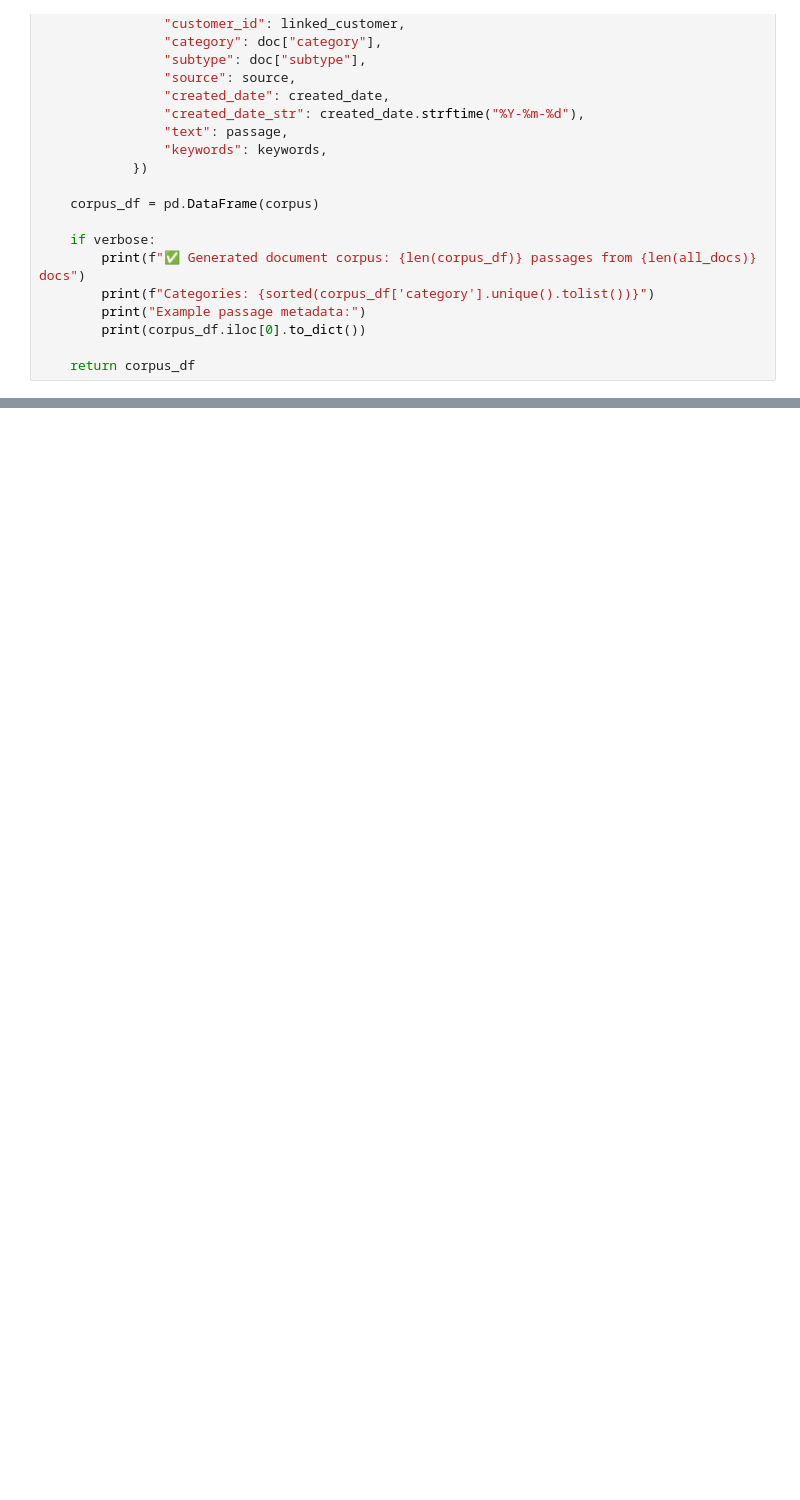
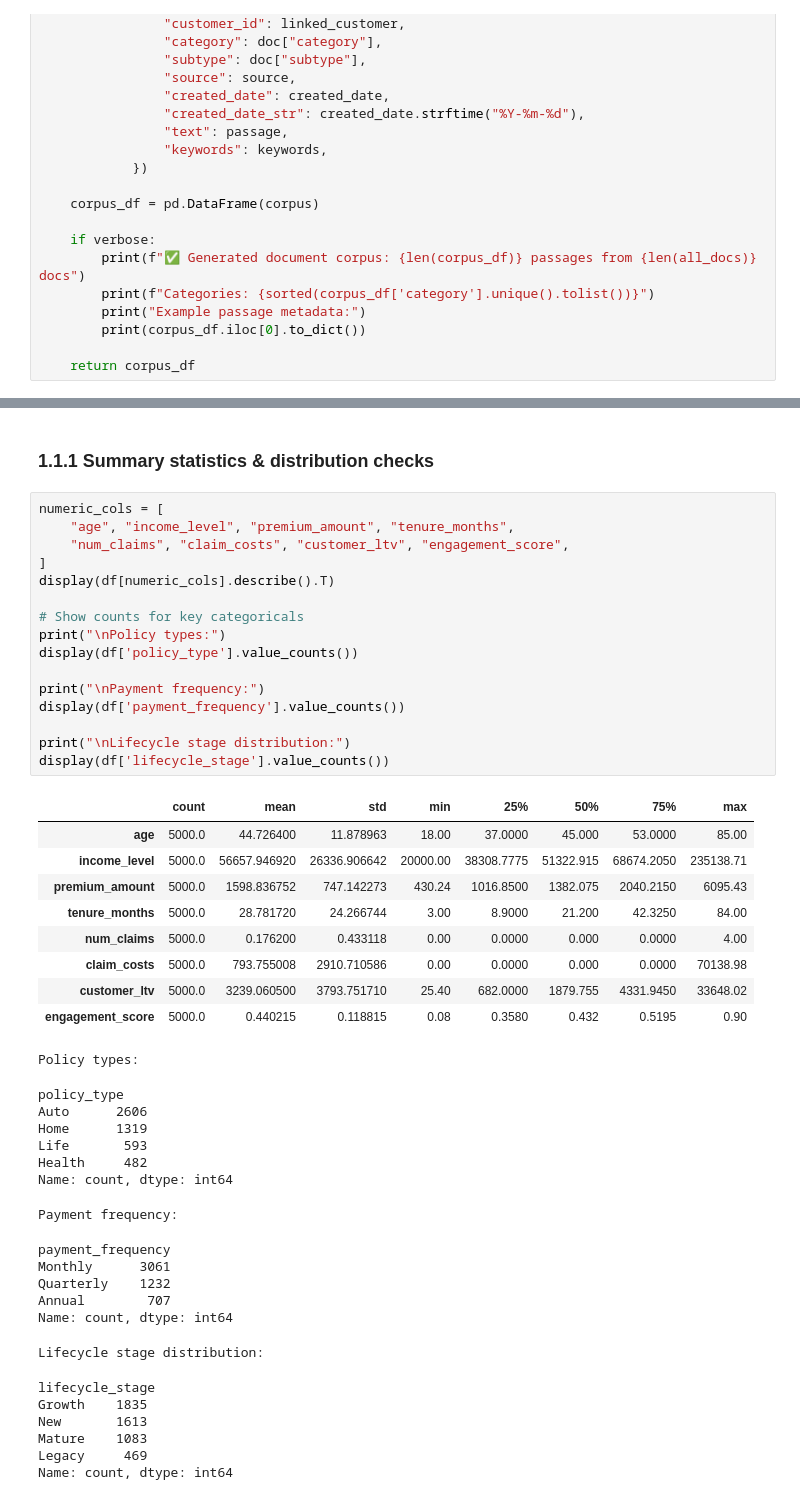
Before and after one commit to ghsaberr/agentic-customer-segmentation, a Jupyter notebook: agentic-customer-segmentation.ipynb, the cells around one changed output, grey strips where cells are left out. Saved outputs shown, nothing was run; the diff lists cells and outputs as text; blank space fills up the shorter version.

```diff
--- a/agentic-customer-segmentation.ipynb
+++ b/agentic-customer-segmentation.ipynb
@@ -512,0 +570,48 @@ def generate_document_corpus_v2(
+# %% [markdown]
+### 1.1.1 Summary statistics & distribution checks
+# %%
+numeric_cols = [
+    "age", "income_level", "premium_amount", "tenure_months",
+    "num_claims", "claim_costs", "customer_ltv", "engagement_score",
+]
+display(df[numeric_cols].describe().T)
+
+# Show counts for key categoricals
+print("\nPolicy types:")
+display(df['policy_type'].value_counts())
+
+print("\nPayment frequency:")
+display(df['payment_frequency'].value_counts())
+
+print("\nLifecycle stage distribution:")
+display(df['lifecycle_stage'].value_counts())
+# %% [output]
+|  | count | mean | std | min | 25% | 50% | 75% | max |
+| age | 5000.0 | 44.726400 | 11.878963 | 18.00 | 37.0000 | 45.000 | 53.0000 | 85.00 |
+| income_level | 5000.0 | 56657.946920 | 26336.906642 | 20000.00 | 38308.7775 | 51322.915 | 68674.2050 | 235138.71 |
+| premium_amount | 5000.0 | 1598.836752 | 747.142273 | 430.24 | 1016.8500 | 1382.075 | 2040.2150 | 6095.43 |
+| tenure_months | 5000.0 | 28.781720 | 24.266744 | 3.00 | 8.9000 | 21.200 | 42.3250 | 84.00 |
+| num_claims | 5000.0 | 0.176200 | 0.433118 | 0.00 | 0.0000 | 0.000 | 0.0000 | 4.00 |
+| claim_costs | 5000.0 | 793.755008 | 2910.710586 | 0.00 | 0.0000 | 0.000 | 0.0000 | 70138.98 |
+| customer_ltv | 5000.0 | 3239.060500 | 3793.751710 | 25.40 | 682.0000 | 1879.755 | 4331.9450 | 33648.02 |
+| engagement_score | 5000.0 | 0.440215 | 0.118815 | 0.08 | 0.3580 | 0.432 | 0.5195 | 0.90 |
+Policy types:
+policy_type
+Auto      2606
+Home      1319
+Life       593
+Health     482
+Name: count, dtype: int64
+Payment frequency:
+payment_frequency
+Monthly      3061
+Quarterly    1232
+Annual        707
+Name: count, dtype: int64
+Lifecycle stage distribution:
+lifecycle_stage
+Growth    1835
+New       1613
+Mature    1083
+Legacy     469
+Name: count, dtype: int64
```
Also changed, not shown: parts of 8 cells of this notebook, 2 other files.
